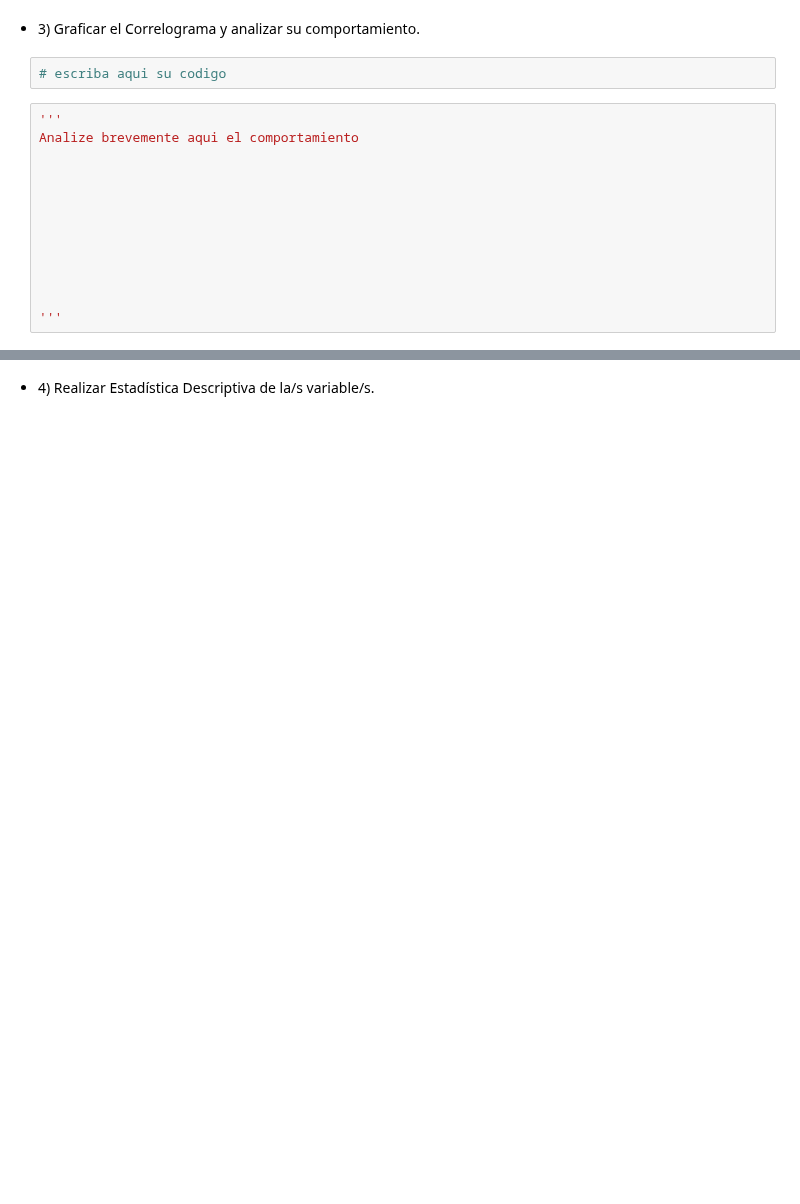
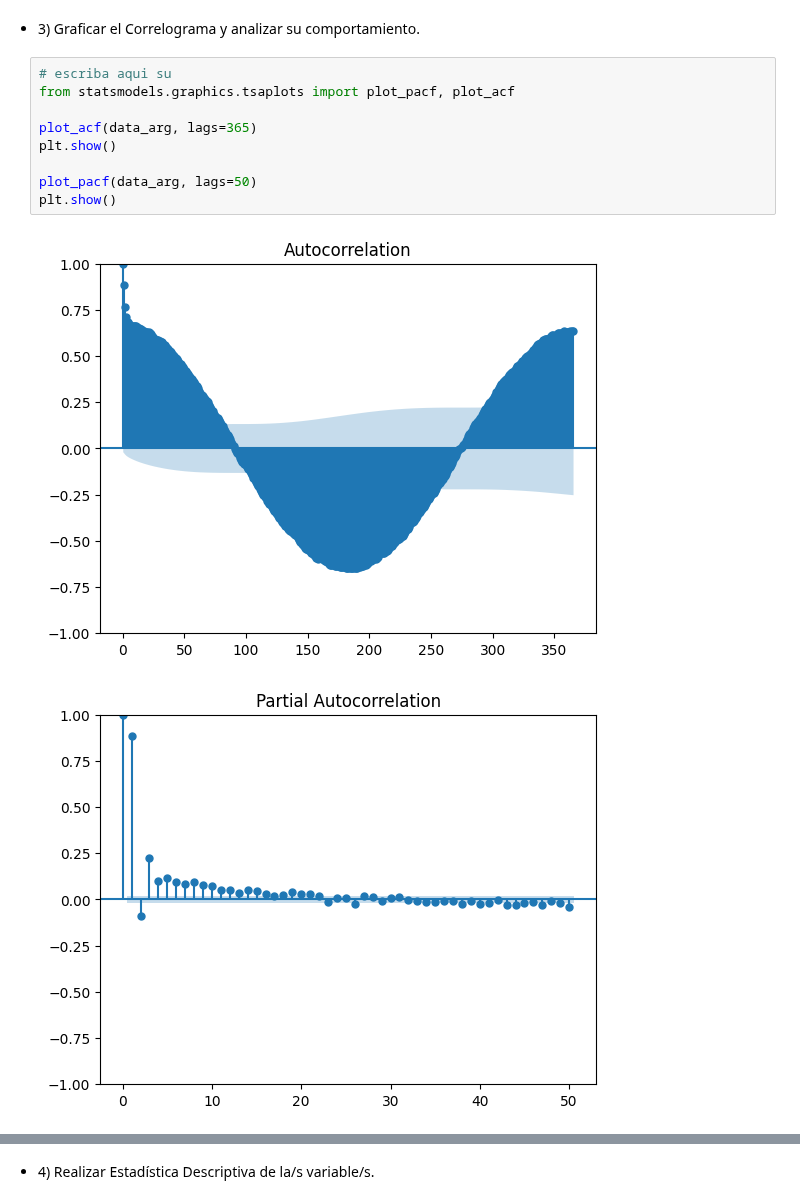
Before and after one commit to AndresMontesDeOca/TimeSeries, a Jupyter notebook: Unidad_2/AST_Clase_2_ejercicio_asincronico.ipynb, the cells around one changed output, grey strips where cells are left out. Saved outputs shown, nothing was run; the diff lists cells and outputs as text; blank space fills up the shorter version.

```diff
--- a/Unidad_2/AST_Clase_2_ejercicio_asincronico.ipynb
+++ b/Unidad_2/AST_Clase_2_ejercicio_asincronico.ipynb
@@ -95,17 +169,14 @@ plt.show()
 # %% [markdown]
 <li type="square">3) Graficar el Correlograma y analizar su comportamiento.</li>
-# %%
-# escriba aqui su codigo
-# %%
-'''
-Analize brevemente aqui el comportamiento
-
-
-
-
-
-
-
-
-
-'''
+# %%
+# escriba aqui su
+from statsmodels.graphics.tsaplots import plot_pacf, plot_acf
+
+plot_acf(data_arg, lags=365)
+plt.show()
+
+plot_pacf(data_arg, lags=50)
+plt.show()
+# %% [output]
+[figure, added]
+[figure, added]
```
Also changed, not shown: parts of 16 cells of this notebook.
